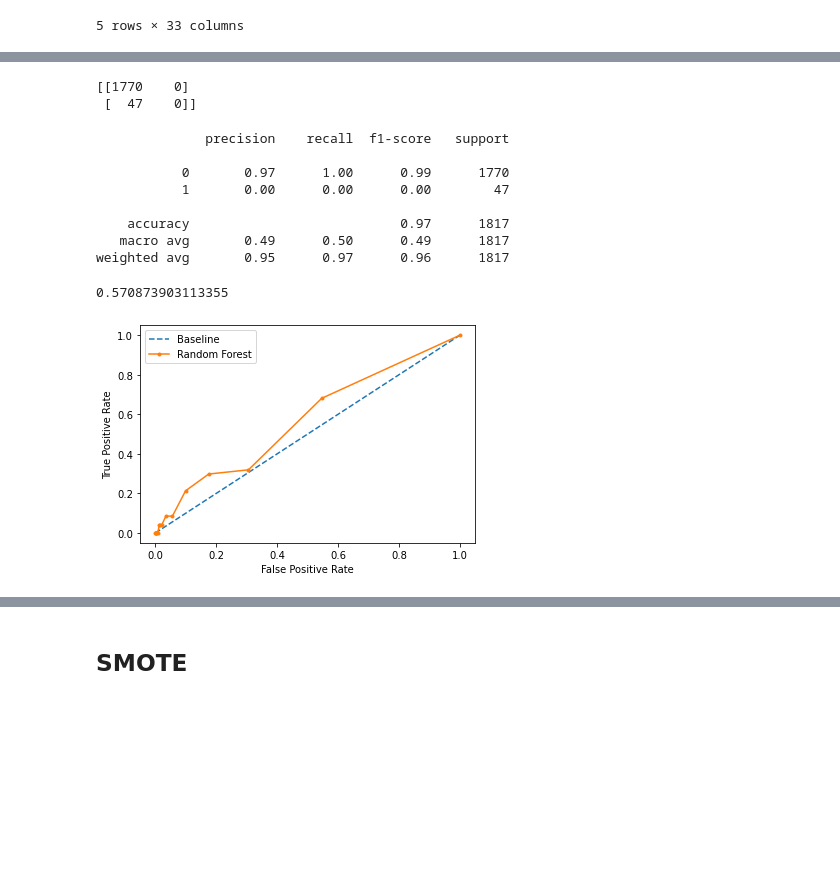
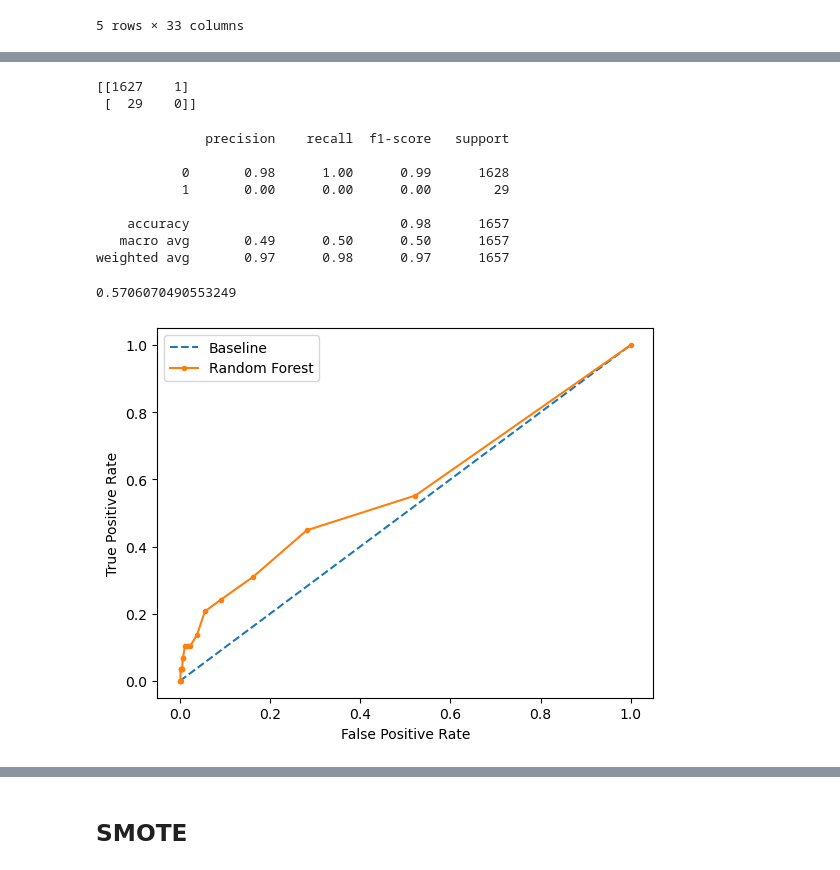
Before and after one commit to alexvmt/cholera_risk_modeling, a Jupyter notebook: 5_modeling/modeling.ipynb, the cells around one changed output, grey strips where cells are left out. Saved outputs shown, nothing was run; the diff lists cells and outputs as text; code cells hidden in the pictures; blank space fills up the shorter version.

```diff
--- a/5_modeling/modeling.ipynb
+++ b/5_modeling/modeling.ipynb
@@ -8,2 +24,3 @@ import geopandas as gpd
 # %%
-train_test = gpd.read_file('../data/train_test.shp')
+train_test = gpd.read_file('../../data/train_test.shp')
+train_test.shape
@@ -115,19 +193,19 @@ from matplotlib import pyplot
 # %%
 print(confusion_matrix(y_test, y_pred))
 # %% [output]
-[[1770    0]
- [  47    0]]
+[[1627    1]
+ [  29    0]]
 # %%
 print(classification_report(y_test, y_pred))
 # %% [output]
               precision    recall  f1-score   support
 
-           0       0.97      1.00      0.99      1770
-           1       0.00      0.00      0.00        47
+           0       0.98      1.00      0.99      1628
+           1       0.00      0.00      0.00        29
 
-    accuracy                           0.97      1817
-   macro avg       0.49      0.50      0.49      1817
-weighted avg       0.95      0.97      0.96      1817
+    accuracy                           0.98      1657
+   macro avg       0.49      0.50      0.50      1657
+weighted avg       0.97      0.98      0.97      1657
 # %%
 y_pred_proba = rf.predict_proba(X_test)[:, 1]
 # %%
@@ -135,22 +213,22 @@ auc = roc_auc_score(y_test, y_pred_proba)
 # %%
 auc
 # %% [output]
-0.570873903113355
+0.5706070490553249
 # %%
 baseline = [0 for _ in range(len(y_test))]
 baseline_auc = roc_auc_score(y_test, baseline)
 
 baseline_fpr, baseline_tpr, _ = roc_curve(y_test, baseline)
 rf_fpr, rf_tpr, _ = roc_curve(y_test, y_pred_proba)
 
-pyplot.plot(baseline_fpr, baseline_tpr, linestyle='--', label='Baseline')
-pyplot.plot(rf_fpr, rf_tpr, marker='.', label='Random Forest')
+plt.plot(baseline_fpr, baseline_tpr, linestyle='--', label='Baseline')
+plt.plot(rf_fpr, rf_tpr, marker='.', label='Random Forest')
 
-pyplot.xlabel('False Positive Rate')
-pyplot.ylabel('True Positive Rate')
+plt.xlabel('False Positive Rate')
+plt.ylabel('True Positive Rate')
 
-pyplot.legend()
+plt.legend()
 
-pyplot.show()
+plt.show()
 # %% [output]
-[figure, old version]
+[figure, new version]
```
Also changed, not shown: parts of 47 cells of this notebook.
